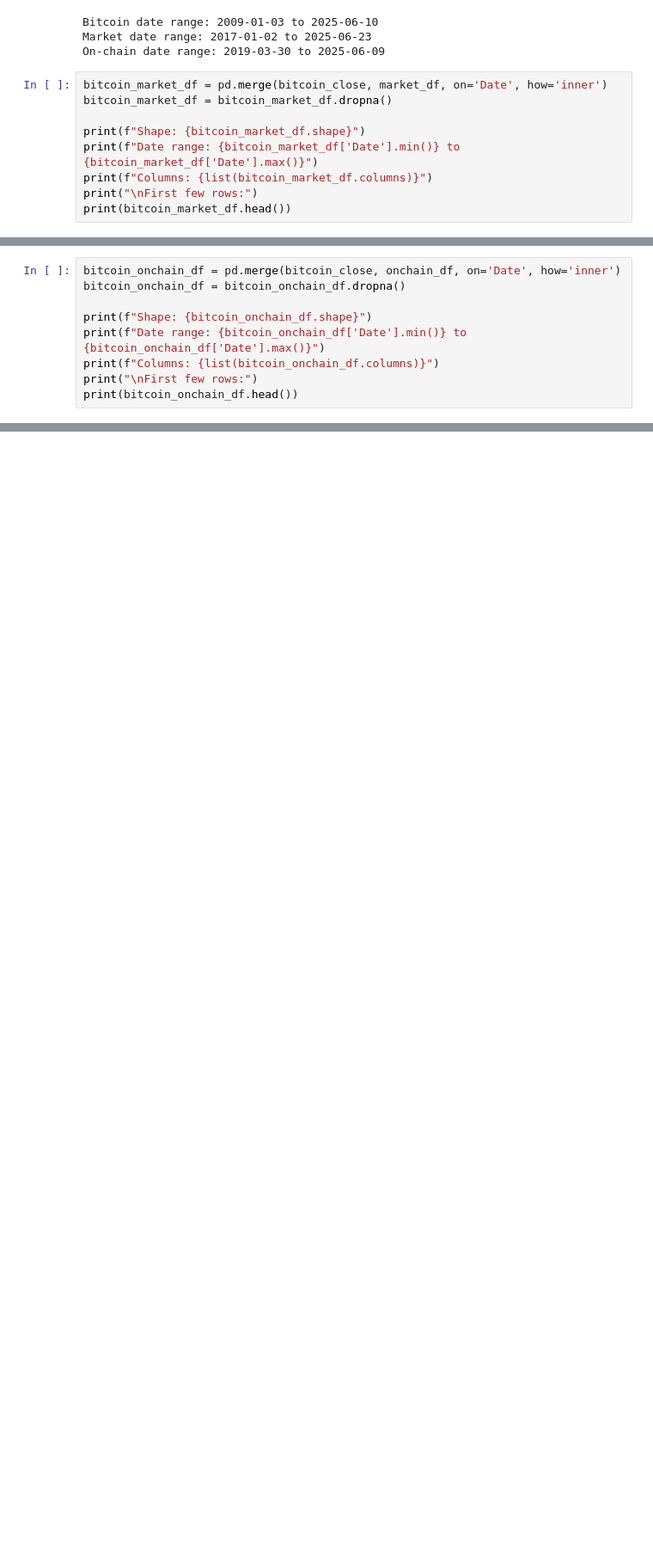
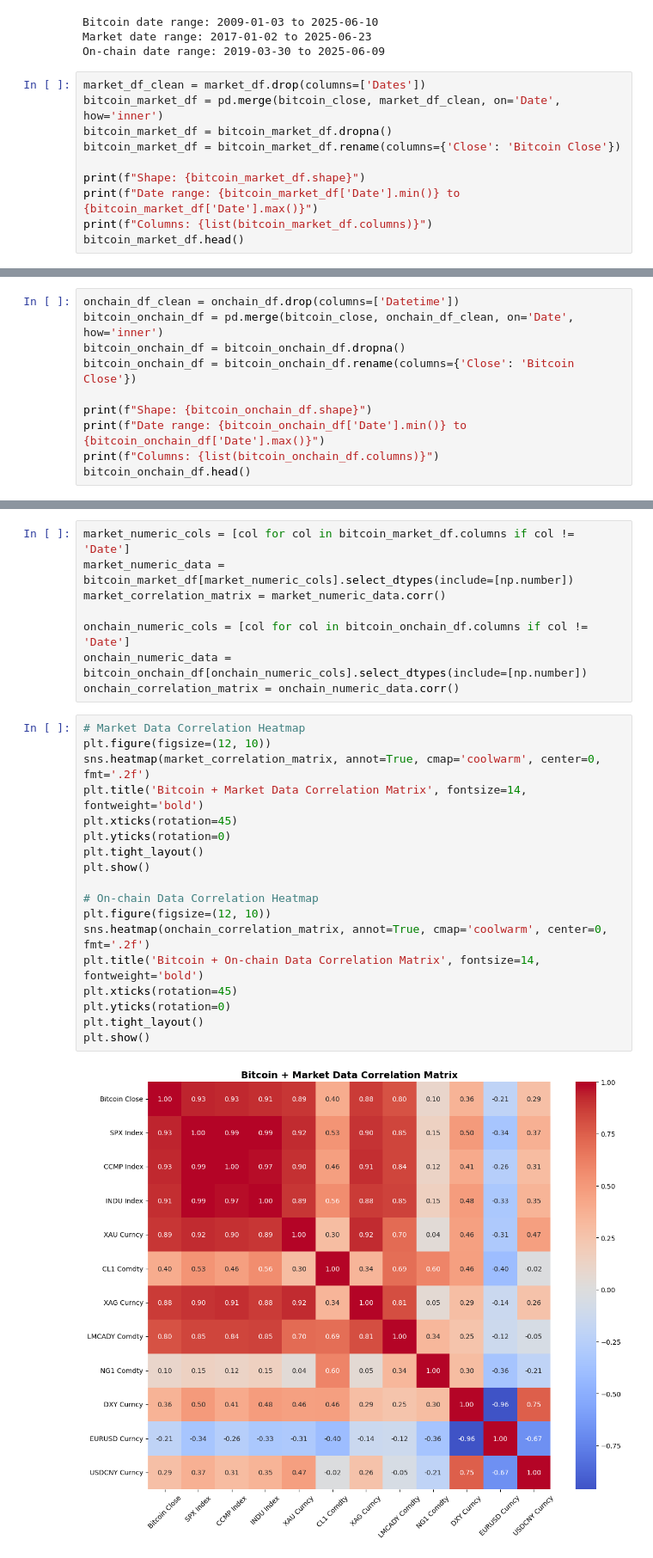
Before and after one commit to sbendre06/Supervised-Learning-BTC-Price-Direction, a Jupyter notebook: Pricing Models/feature-engineering.ipynb, the cells around one changed output, grey strips where cells are left out. Shown at 86% size. Drawn from its saved outputs; the diff is of its cells as text; blank space fills up the shorter version.

Commit message:
correlation matrices

```diff
--- a/Pricing Models/feature-engineering.ipynb
+++ b/Pricing Models/feature-engineering.ipynb
@@ -28,12 +28,13 @@ Bitcoin date range: 2009-01-03 to 2025-06-10
 Market date range: 2017-01-02 to 2025-06-23
 On-chain date range: 2019-03-30 to 2025-06-09
 # %%
-bitcoin_market_df = pd.merge(bitcoin_close, market_df, on='Date', how='inner')
+market_df_clean = market_df.drop(columns=['Dates'])
+bitcoin_market_df = pd.merge(bitcoin_close, market_df_clean, on='Date', how='inner')
 bitcoin_market_df = bitcoin_market_df.dropna()
+bitcoin_market_df = bitcoin_market_df.rename(columns={'Close': 'Bitcoin Close'})
 
 print(f"Shape: {bitcoin_market_df.shape}")
 print(f"Date range: {bitcoin_market_df['Date'].min()} to {bitcoin_market_df['Date'].max()}")
 print(f"Columns: {list(bitcoin_market_df.columns)}")
-print("\nFirst few rows:")
-print(bitcoin_market_df.head())
+bitcoin_market_df.head()
 # %% [output]
@@ -53,10 +50,11 @@ First few rows:
 # %%
-bitcoin_onchain_df = pd.merge(bitcoin_close, onchain_df, on='Date', how='inner')
+onchain_df_clean = onchain_df.drop(columns=['Datetime'])
+bitcoin_onchain_df = pd.merge(bitcoin_close, onchain_df_clean, on='Date', how='inner')
 bitcoin_onchain_df = bitcoin_onchain_df.dropna()
+bitcoin_onchain_df = bitcoin_onchain_df.rename(columns={'Close': 'Bitcoin Close'})
 
 print(f"Shape: {bitcoin_onchain_df.shape}")
 print(f"Date range: {bitcoin_onchain_df['Date'].min()} to {bitcoin_onchain_df['Date'].max()}")
 print(f"Columns: {list(bitcoin_onchain_df.columns)}")
-print("\nFirst few rows:")
-print(bitcoin_onchain_df.head())
+bitcoin_onchain_df.head()
 # %% [output]
@@ -75,0 +70,28 @@ First few rows:
+# %%
+market_numeric_cols = [col for col in bitcoin_market_df.columns if col != 'Date']
+market_numeric_data = bitcoin_market_df[market_numeric_cols].select_dtypes(include=[np.number])
+market_correlation_matrix = market_numeric_data.corr()
+
+onchain_numeric_cols = [col for col in bitcoin_onchain_df.columns if col != 'Date']
+onchain_numeric_data = bitcoin_onchain_df[onchain_numeric_cols].select_dtypes(include=[np.number])
+onchain_correlation_matrix = onchain_numeric_data.corr()
+# %%
+# Market Data Correlation Heatmap
+plt.figure(figsize=(12, 10))
+sns.heatmap(market_correlation_matrix, annot=True, cmap='coolwarm', center=0, fmt='.2f')
+plt.title('Bitcoin + Market Data Correlation Matrix', fontsize=14, fontweight='bold')
+plt.xticks(rotation=45)
+plt.yticks(rotation=0)
+plt.tight_layout()
+plt.show()
+
+# On-chain Data Correlation Heatmap
+plt.figure(figsize=(12, 10))
+sns.heatmap(onchain_correlation_matrix, annot=True, cmap='coolwarm', center=0, fmt='.2f')
+plt.title('Bitcoin + On-chain Data Correlation Matrix', fontsize=14, fontweight='bold')
+plt.xticks(rotation=45)
+plt.yticks(rotation=0)
+plt.tight_layout()
+plt.show()
+# %% [output]
+[figure, added]
```
Also changed, not shown: parts of 3 cells of this notebook.
